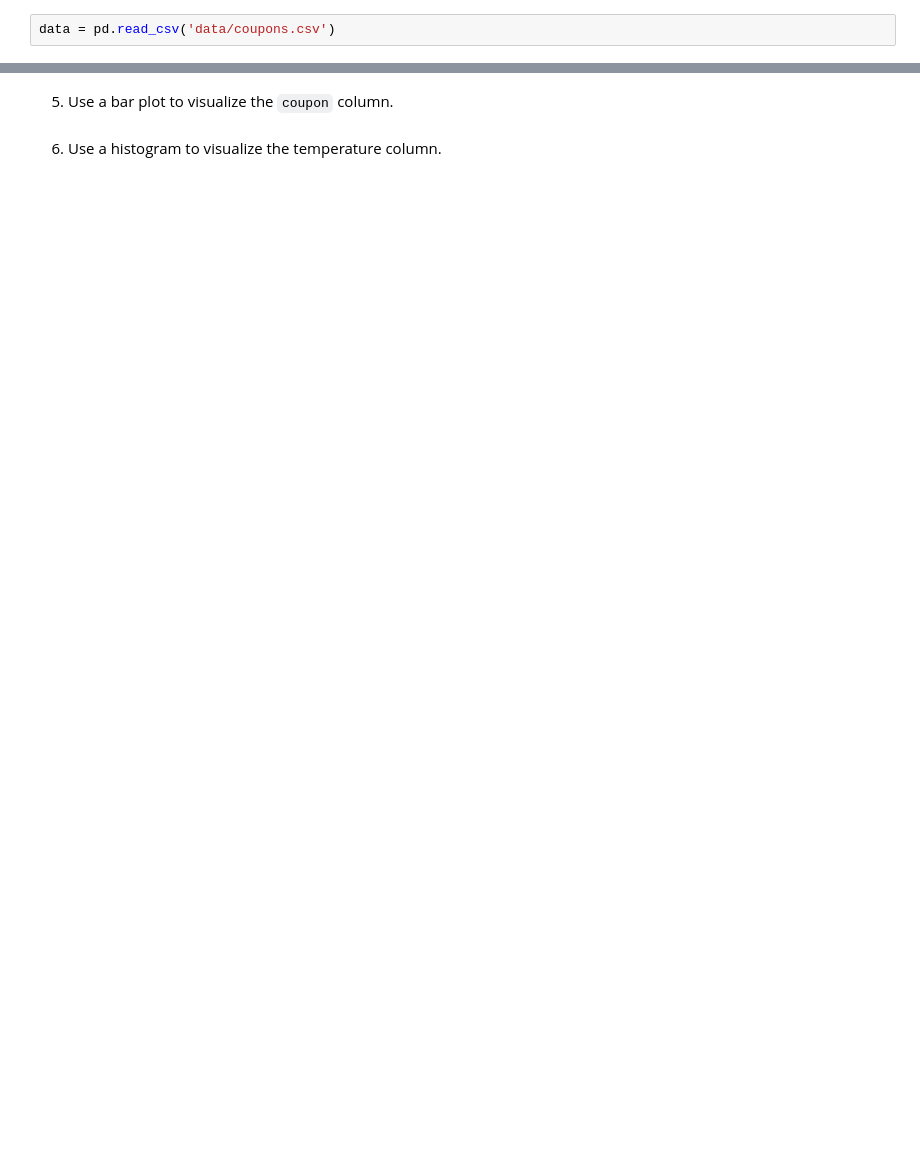
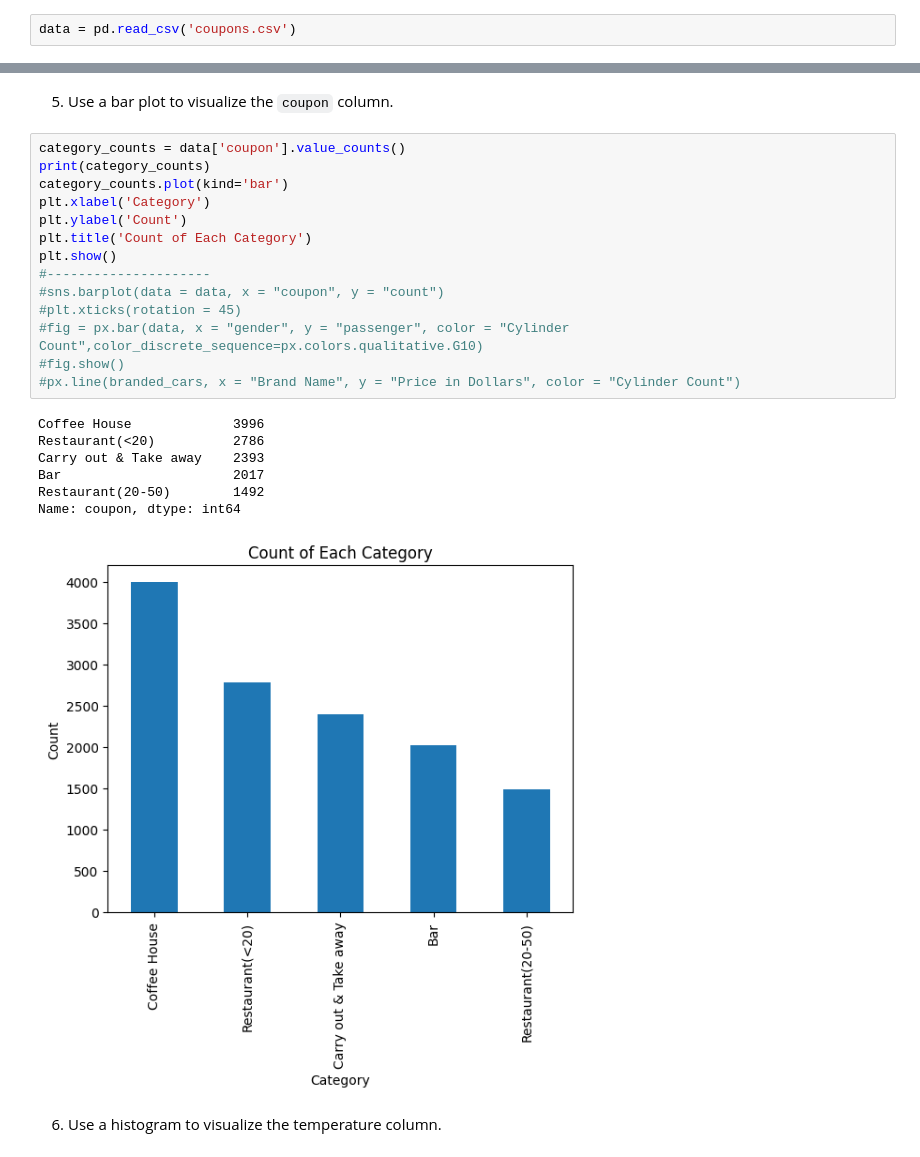
Before and after one commit to gitgubbenito/Application-1---Coupones, a Jupyter notebook: prompt.ipynb, the cells around one changed output, grey strips where cells are left out. Cells and saved outputs as stored; diff of their text form; blank space fills up the shorter version.

```diff
--- a/prompt.ipynb
+++ b/prompt.ipynb
@@ -67,4 +69,4 @@ Use the prompts below to get started with your data analysis.
 
 1. Read in the `coupons.csv` file.
 # %%
-data = pd.read_csv('data/coupons.csv')
+data = pd.read_csv('coupons.csv')
@@ -87,4 +170,26 @@ data.head()
 # %% [markdown]
 5. Use a bar plot to visualize the `coupon` column.
+# %%
+category_counts = data['coupon'].value_counts()
+print(category_counts)
+category_counts.plot(kind='bar')
+plt.xlabel('Category')
+plt.ylabel('Count')
+plt.title('Count of Each Category')
+plt.show()
+#---------------------
+#sns.barplot(data = data, x = "coupon", y = "count")
+#plt.xticks(rotation = 45)
+#fig = px.bar(data, x = "gender", y = "passenger", color = "Cylinder Count",color_discrete_sequence=px.colors.qualitative.G10)
+#fig.show()
+#px.line(branded_cars, x = "Brand Name", y = "Price in Dollars", color = "Cylinder Count")
+# %% [output]
+Coffee House             3996
+Restaurant(<20)          2786
+Carry out & Take away    2393
+Bar                      2017
+Restaurant(20-50)        1492
+Name: coupon, dtype: int64
+[figure, added]
 # %% [markdown]
 6. Use a histogram to visualize the temperature column.
```
Also changed, not shown: parts of 22 cells of this notebook.
